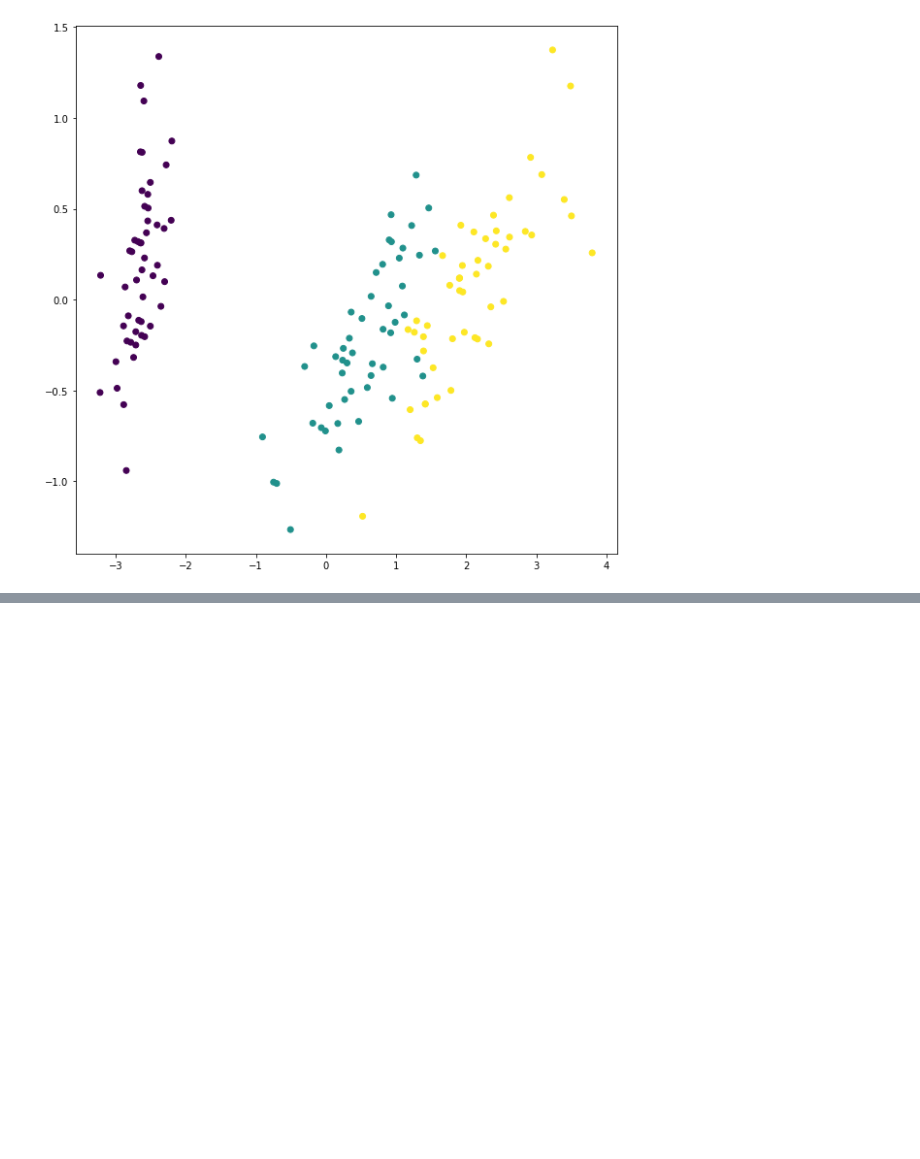
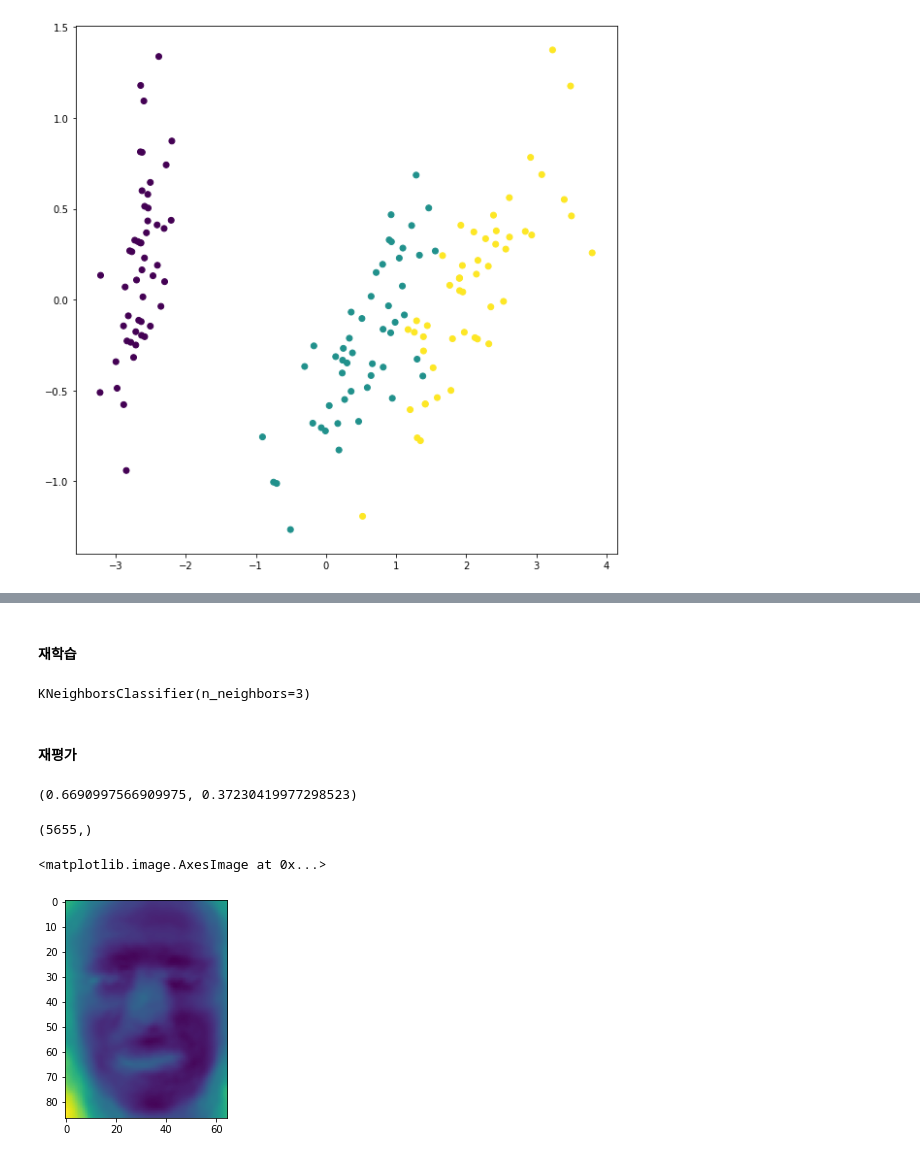
Before and after one commit to muinise74/Machine-Learning-, a Jupyter notebook: ex06_비지도 학습.ipynb, the cells around one changed output, grey strips where cells are left out. Saved outputs shown, nothing was run; the diff lists cells and outputs as text; code cells hidden in the pictures; blank space fills up the shorter version.

```diff
--- a/ex06_비지도 학습.ipynb
+++ b/ex06_비지도 학습.ipynb
@@ -127,0 +147,3 @@ plt.imshow(people.images[500] , cmap = 'gray')
+# %%
+knn = KNeighborsClassifier(n_neighbors=3)
+knn.fit(XTrain,yTrain)
@@ -127,0 +160,2 @@ plt.imshow(people.images[500] , cmap = 'gray')
+# %%
+pca = PCA(n_components=100, whiten = True)
@@ -127,0 +164,2 @@ plt.imshow(people.images[500] , cmap = 'gray')
+# %%
+pca.fit(XTrain)
@@ -127,0 +173,21 @@ plt.imshow(people.images[500] , cmap = 'gray')
+# %% [markdown]
+#### 재학습
+# %%
+knn.fit(XTrainPCA,yTrain)
+# %% [output]
+KNeighborsClassifier(n_neighbors=3)
+# %% [markdown]
+#### 재평가
+# %%
+knn.score(XTrainPCA,yTrain),knn.score(XTestPCA,yTest)
+# %% [output]
+(0.6690997566909975, 0.37230419977298523)
+# %%
+pca.components_[0].shape
+# %% [output]
+(5655,)
+# %%
+plt.imshow(pca.components_[0].reshape(87,65))
+# %% [output]
+<matplotlib.image.AxesImage at 0x...>
+[figure, added]
```
Also changed, not shown: parts of 30 cells of this notebook.
